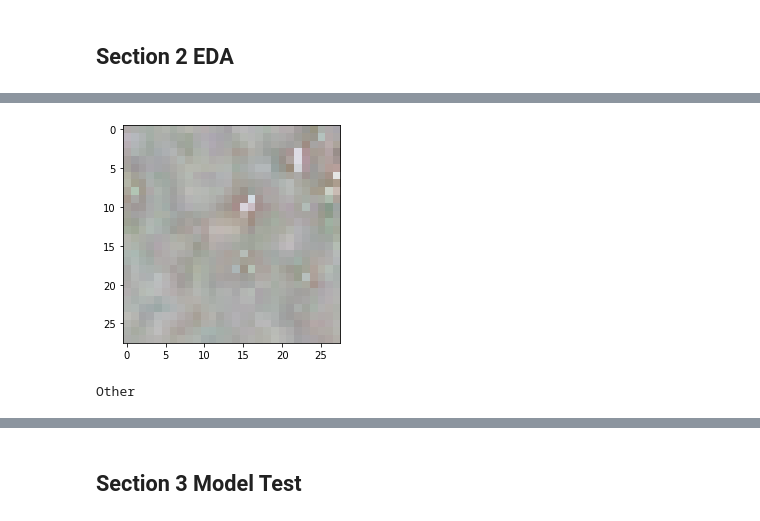
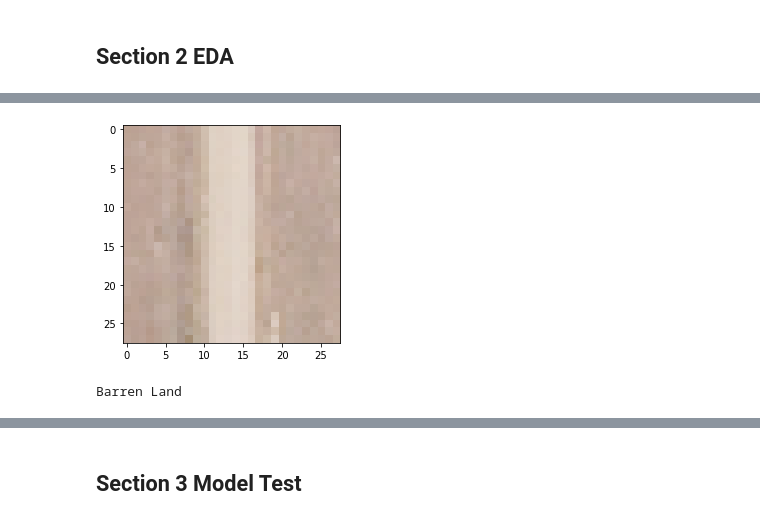
Before and after one commit to graceyu2020/Capstone_Project3, a Jupyter notebook: Satellite_Image_Classification_GraceYu.ipynb, the cells around one changed output, grey strips where cells are left out. Cells and saved outputs as stored; diff of their text form; code cells hidden in the pictures.

```diff
--- a/Satellite_Image_Classification_GraceYu.ipynb
+++ b/Satellite_Image_Classification_GraceYu.ipynb
@@ -100,18 +100,18 @@ plt.imshow(x_train_img[1000])
 # %%
 # Examine the image. The color channel are R,G,B, and I(Infrared)
-#Type a image number between 0 and 99,999 inclusive
-ix = 1000
+# Type a image number between 0 and 400,000 to check the image.
+ix = 10000
 plt.imshow(x_train_img[ix,:,:,0:4])
 plt.show()
 #Tells what the image is
 if y_train_np[ix,0] == 1:
     print ('Barren Land')
 elif y_train_np[ix,1] == 1:
     print ('Trees')
 elif y_train_np[ix,2] == 1:
     print ('Grassland')
 else:
     print ('Other')
 # %% [output]
-[figure, old version]
+[figure, new version]
-Other
+Barren Land
```
Also changed, not shown: parts of 38 cells of this notebook.
